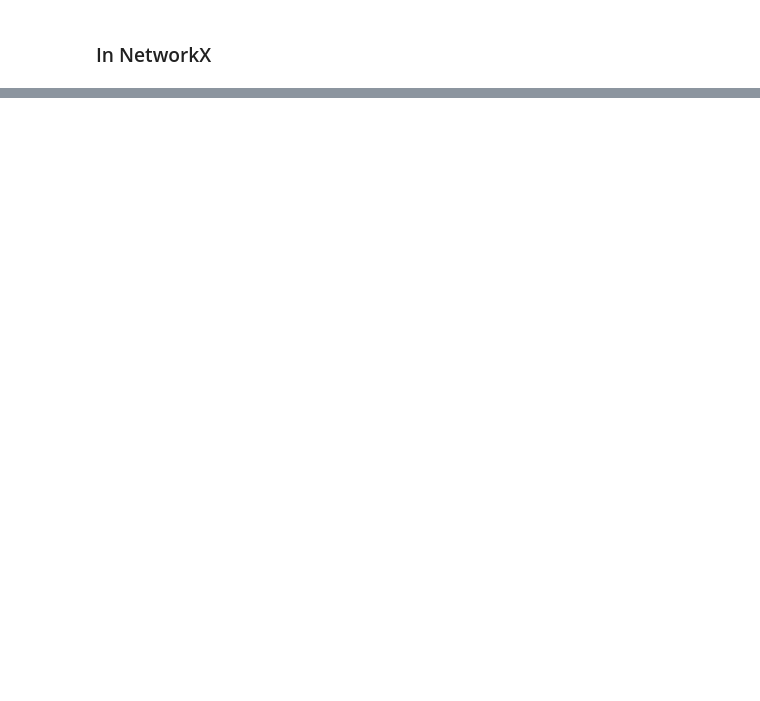
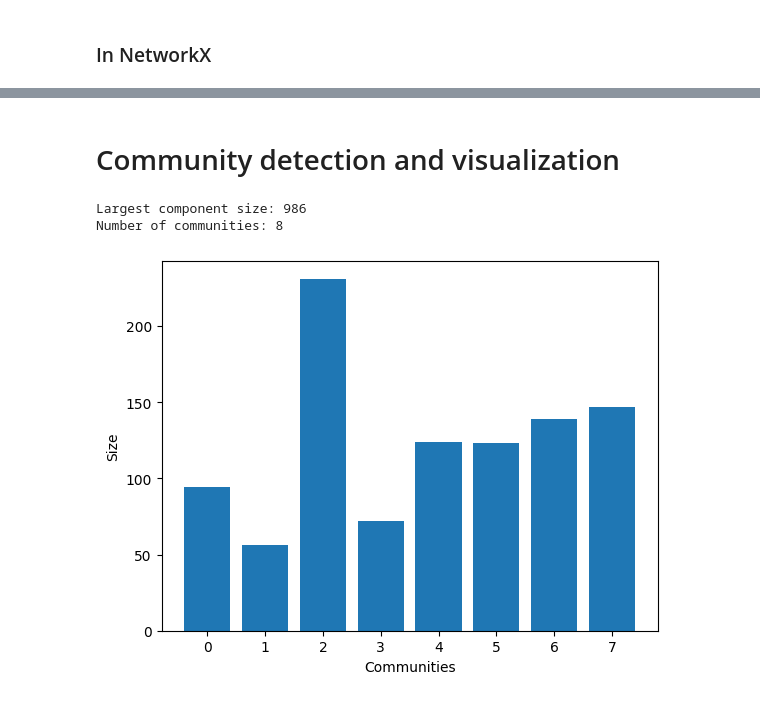
Before and after one commit to FraDurazzi/CNLab, a Jupyter notebook: 04_laplacian_and_communities.ipynb, the cells around one changed output, grey strips where cells are left out. Cells and saved outputs as stored; diff of their text form; code cells hidden in the pictures; blank space fills up the shorter version.

Commit message:
community detection

```diff
--- a/04_laplacian_and_communities.ipynb
+++ b/04_laplacian_and_communities.ipynb
@@ -299,0 +196,31 @@ nx.draw(G,pos=pos)
+# %% [markdown]
+# Community detection and visualization
+# %%
+G= nx.Graph(A_real)
+# remove self-loops
+G.remove_edges_from(nx.selfloop_edges(G))
+
+# extract the largest connected component
+components = list(nx.connected_components(G))
+largest_component = max(components, key=len)
+G = G.subgraph(largest_component)
+print('Largest component size:', len(largest_component))
+
+
+
+
+communities = nx.community.louvain_communities(G)
+#communities = nx.community.label_propagation_communities(G)
+
+print('Number of communities:', len(communities))
+
+# hist of community sizes
+sizes = [len(community) for community in communities]
+plt.bar(range(len(sizes)),sizes)
+plt.xlabel('Communities')
+plt.ylabel('Size')
+plt.show()
+# %% [output]
+Largest component size: 986
+Number of communities: 8
+[figure, added]
```
Also changed, not shown: parts of 44 cells of this notebook, 1 other file.
